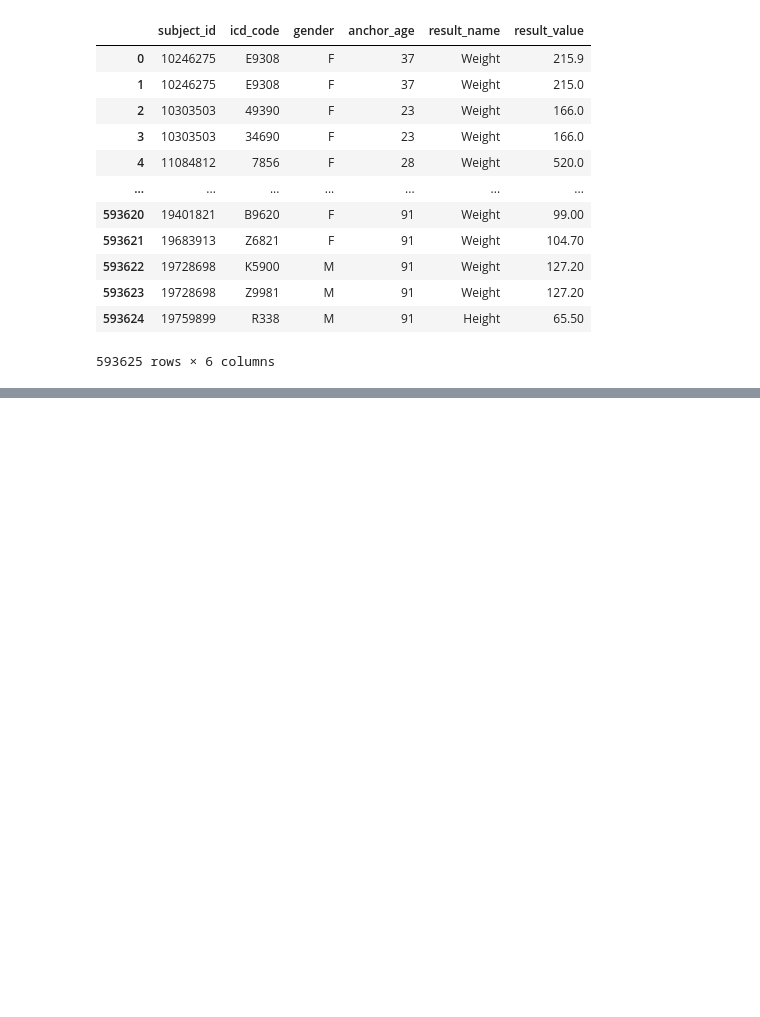
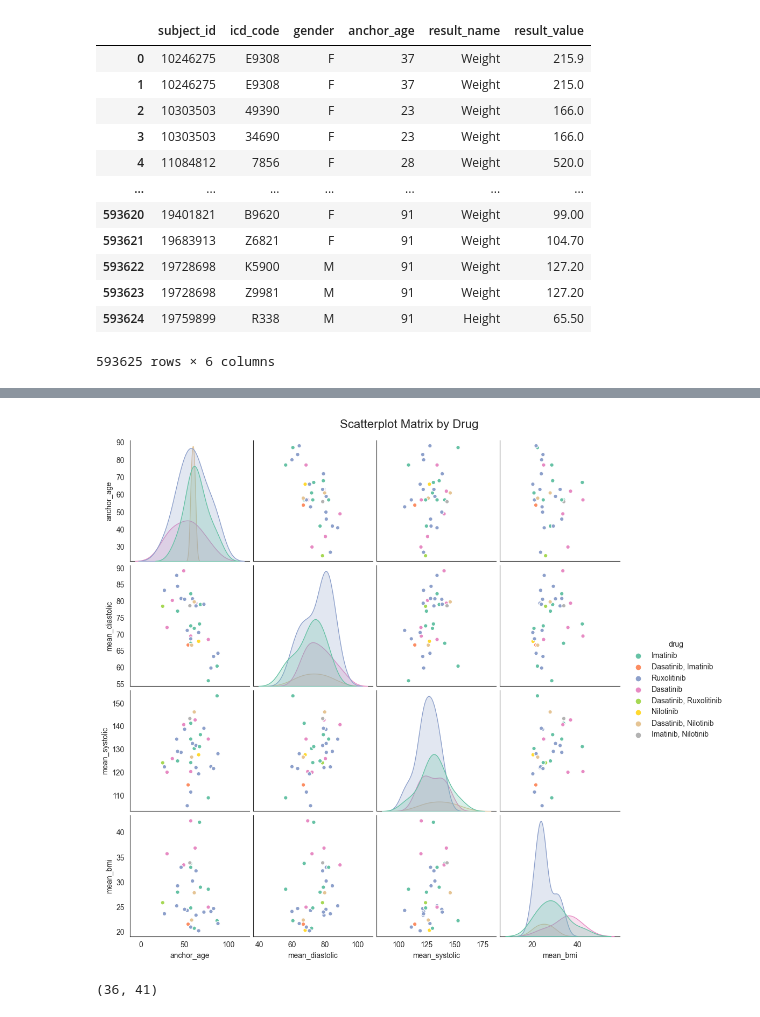
Before and after one commit to yloughribi/Internship, a Jupyter notebook: Model_Training.ipynb, the cells around one changed output, grey strips where cells are left out. Drawn from its saved outputs; the diff is of its cells as text; code cells hidden in the pictures; blank space fills up the shorter version.

```diff
--- a/Model_Training.ipynb
+++ b/Model_Training.ipynb
@@ -133,3 +172,5 @@ print("Drugs represented:", df_drugs_grouped['drug'].unique())
+# %%
+df_drugs_grouped_nt = df_drugs_grouped[df_drugs_grouped['drug'] != 'No_treatment'].copy()
 # %%
 def dist_plot(feature_list, data):
     for each_feature in feature_list:
@@ -243,16 +309,18 @@ sns.boxplot(data=df_drugs_grouped, x='drug', y='mean_bmi', palette='Set2')
 # %%
-df_drugs_grouped['gender'] = df_drugs_grouped['gender'].map({'M': 0, 'F': 1})
+df_drugs_grouped_nt['gender'] = df_drugs_grouped_nt['gender'].map({'M': 0, 'F': 1})
 
-pairplot_vars = ['anchor_age', 'mean_diastolic', 'mean_systolic', 'mean_bmi', 'gender']
+pairplot_vars = ['anchor_age', 'mean_diastolic', 'mean_systolic', 'mean_bmi']
 
 sns.pairplot(
-    df_drugs_grouped,
+    df_drugs_grouped_nt,
     vars=pairplot_vars,
     hue='drug',
     kind='scatter',
     palette='Set2',
     plot_kws=dict(s=30, linewidth=1)
 )
 plt.suptitle("Scatterplot Matrix by Drug", y=1.02, fontsize=16)
-plt.tight_layout()
+# plt.tight_layout()
 plt.show()
+# %% [output]
+[figure, added]
@@ -258,0 +329,4 @@ plt.show()
+# %%
+df_drugs_grouped_nt.shape
+# %% [output]
+(36, 41)
```
Also changed, not shown: parts of 20 cells of this notebook, 1 other file.
